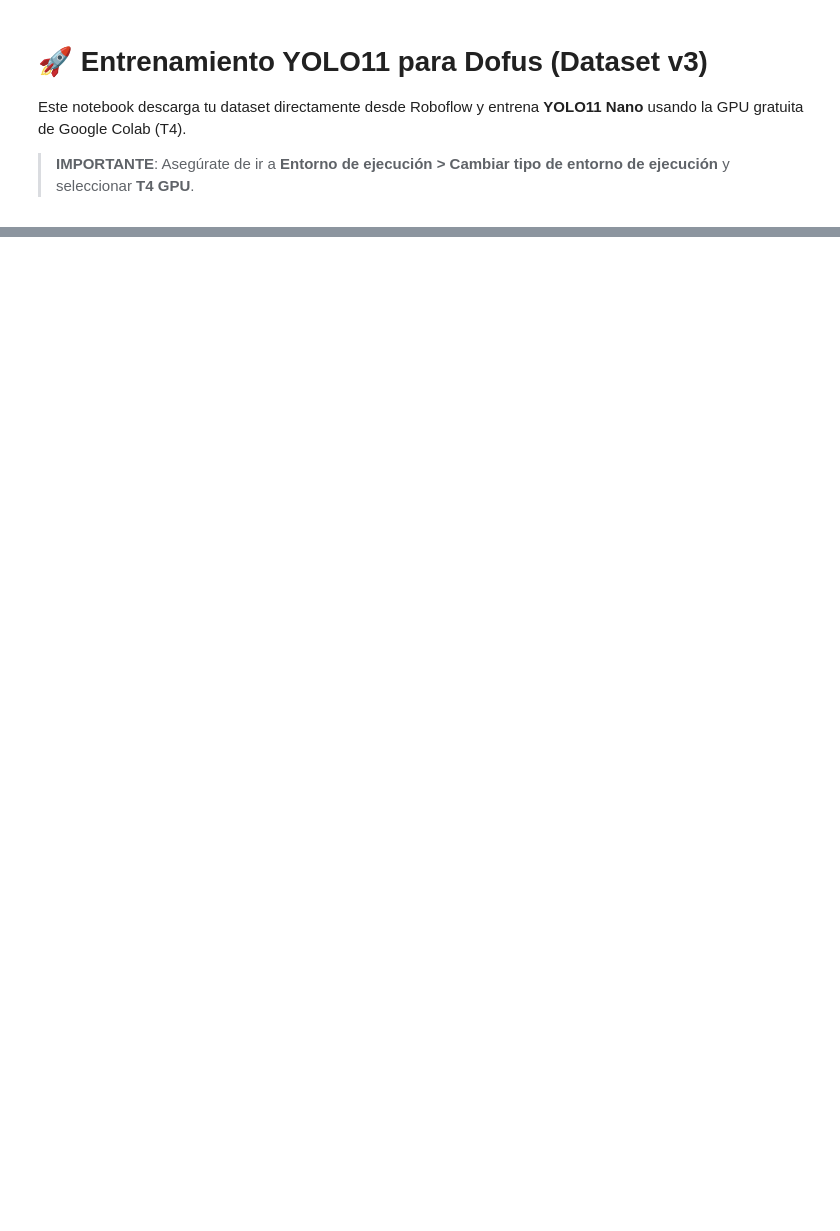
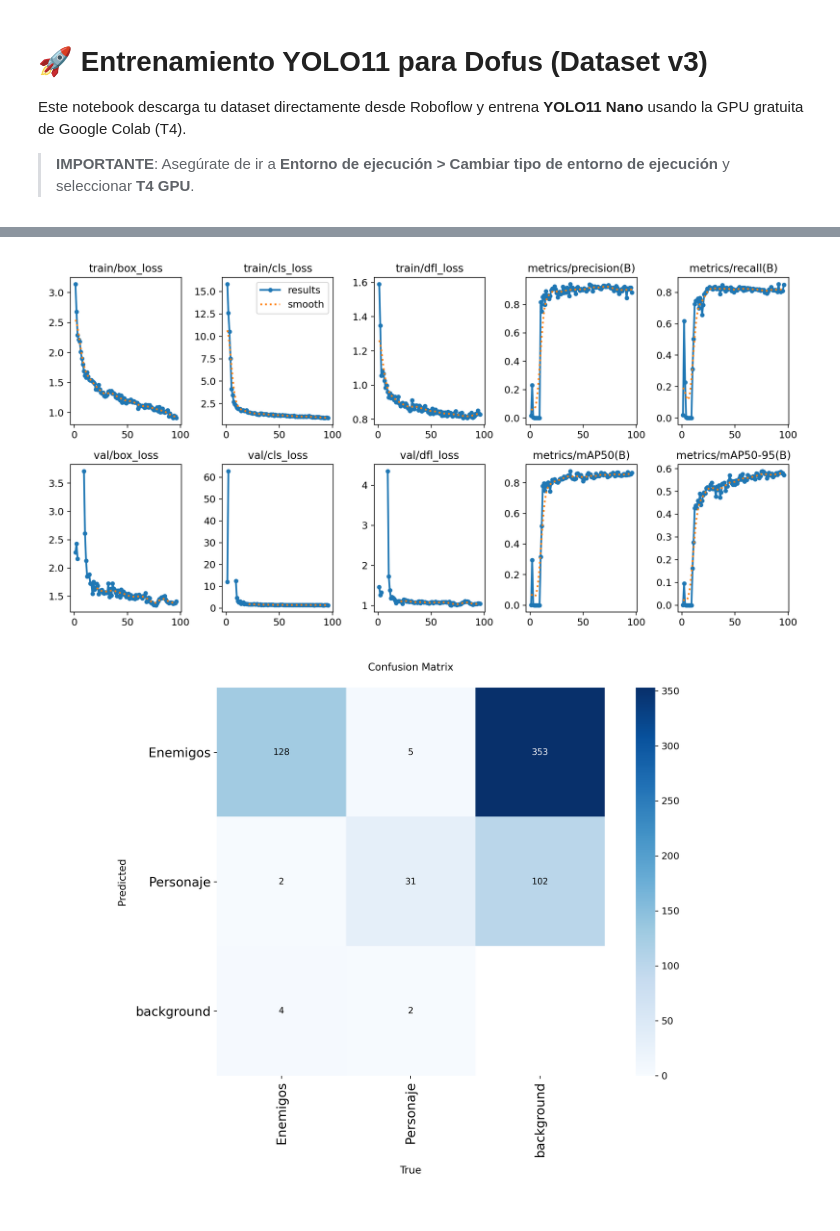
Before and after one commit to Nolger64/yolo_dofus, a Jupyter notebook: entrenamiento_yolo_dofus_colab.ipynb, the cells around one changed output, grey strips where cells are left out. Cells and saved outputs as stored; diff of their text form; code cells hidden in the pictures; blank space fills up the shorter version.

```diff
--- a/entrenamiento_yolo_dofus_colab.ipynb
+++ b/entrenamiento_yolo_dofus_colab.ipynb
@@ -37,13 +130,23 @@ results = model.train(
 # %%
-# 5. Ver métricas y gráficas del entrenamiento
+# 5. Ver métricas y gráficas del entrenamiento (Optimizado)
 from IPython.display import Image, display
 import os
 
-results_img = "runs/detect/dofus_v3/results.png"
+# Apuntamos al directorio del entrenamiento optimizado
+base_path = "runs/detect/runs/detect/dofus_v3_optimized"
+
+results_img = os.path.join(base_path, "results.png")
 if os.path.exists(results_img):
     display(Image(filename=results_img))
+else:
+    print(f"No se encontró {results_img}")
 
-confusion_matrix = "runs/detect/dofus_v3/confusion_matrix.png"
+confusion_matrix = os.path.join(base_path, "confusion_matrix.png")
 if os.path.exists(confusion_matrix):
     display(Image(filename=confusion_matrix))
+else:
+    print(f"No se encontró {confusion_matrix}")
+# %% [output]
+[figure, added]
+[figure, added]
 # %%
```
Also changed, not shown: parts of 6 cells of this notebook, 5 other files.
